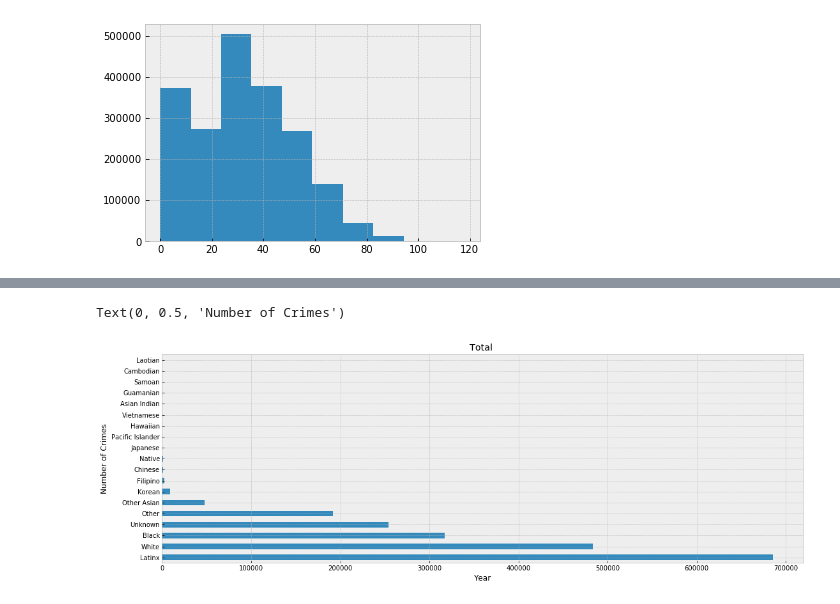
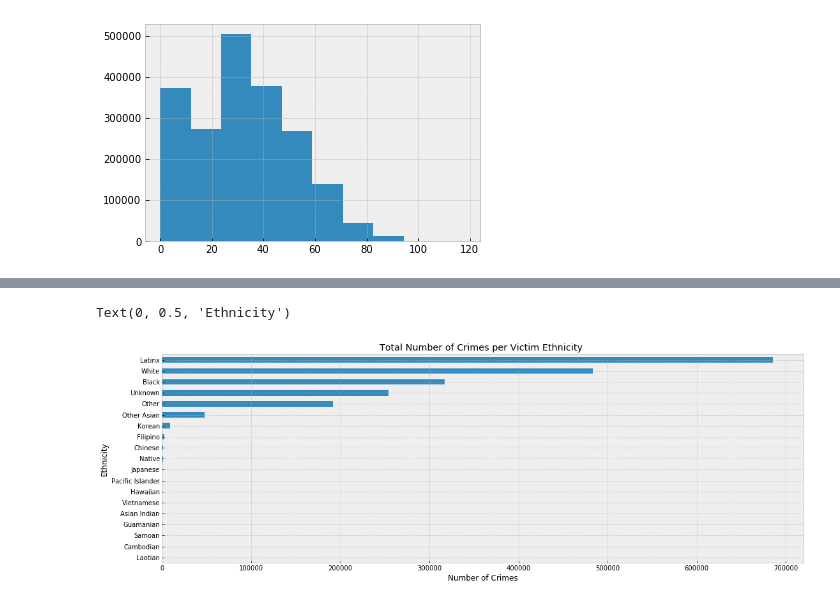
Before and after one commit to sidneykung/LA_crime_forecasting, a Jupyter notebook: eda_sidney.ipynb, the cells around one changed output, grey strips where cells are left out. Saved outputs shown, nothing was run; the diff lists cells and outputs as text; code cells hidden in the pictures.

Commit message:
creating graphs & baseline AR model

```diff
--- a/eda_sidney.ipynb
+++ b/eda_sidney.ipynb
@@ -32,6 +32,8 @@ clean_df['Victim Descent'] = clean_df['Victim Descent'].replace({'A': 'Other Asi
                'K': 'Korean', 'L': 'Laotian', 'O': 'Other',
                'P': 'Pacific Islander', 'S': 'Samoan', 'U': 'Hawaiian',
                'V': 'Vietnamese', 'W': 'White',  'X': 'Unknown', 'Z':'Asian Indian'})
+# %%
+clean_df['Victim Sex'] = clean_df['Victim Sex'].replace({'F': 'Female', 'M': 'Male', 'X': 'Unknown'})
 # %%
 # checking that it all worked
 clean_df.head(1)
@@ -100,12 +111,13 @@ Laotian                 15
 Name: Victim Descent, dtype: int64
 # %%
 fig, ax = plt.subplots(figsize=(18, 6))
-clean_df['Victim Descent'].value_counts().plot(kind='barh')
-plt.title('Total ')
-plt.xlabel('Year')
-plt.ylabel('Number of Crimes')
+
+clean_df['Victim Descent'].value_counts().sort_values(ascending=True).plot(kind='barh')
+plt.title('Total Number of Crimes per Victim Ethnicity ')
+plt.xlabel('Number of Crimes')
+plt.ylabel('Ethnicity')
 
 # plt.savefig('visualizations/orig_time_data.png', bbox_inches = "tight", pad_inches=.5)
 # %% [output]
-Text(0, 0.5, 'Number of Crimes')
+Text(0, 0.5, 'Ethnicity')
-[figure, old version]
+[figure, new version]
```
Also changed, not shown: parts of 29 cells of this notebook, 3 other files.
